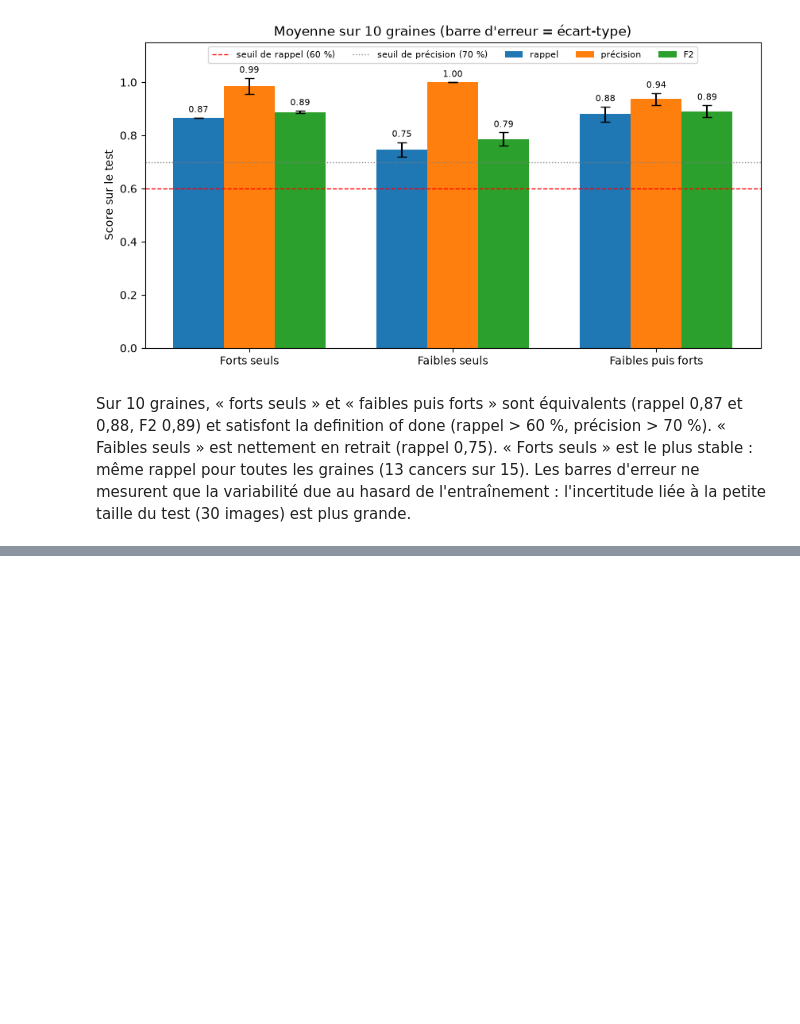
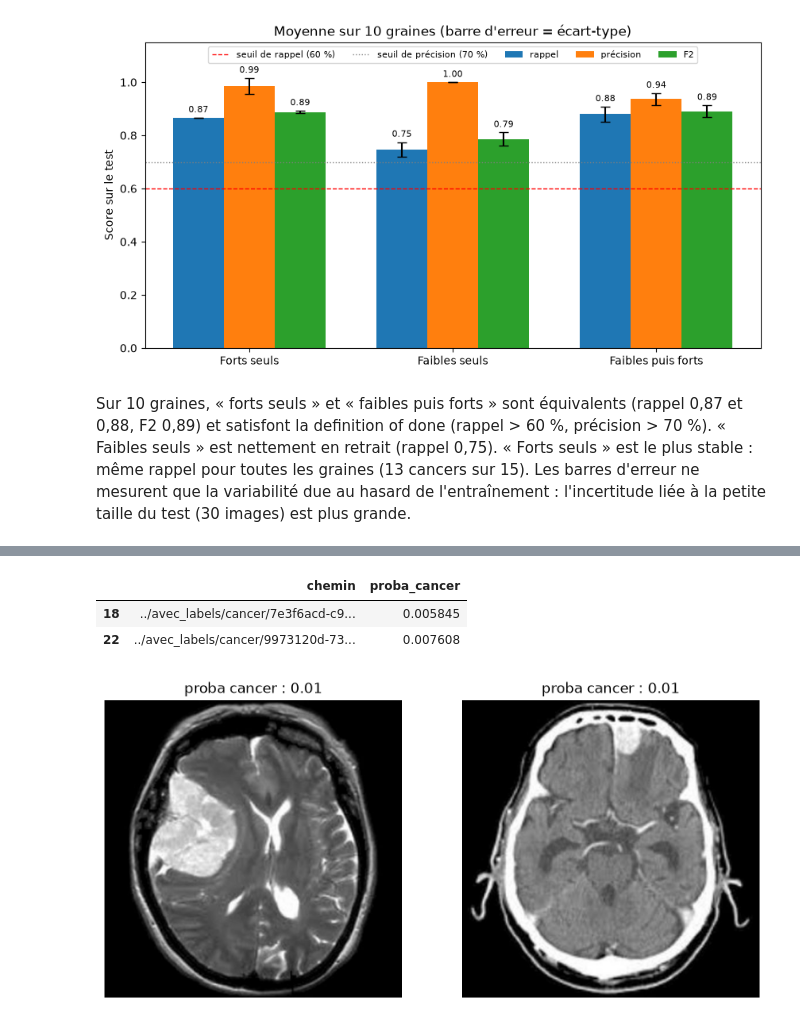
Before and after one commit to matthieudevivie/Projet-7---Labellisez-et-appliquez-des-approches-semi-supervisees-en-traitement-d-images, a Jupyter notebook: notebooks/04_semi_supervise.ipynb, the cells around one changed output, grey strips where cells are left out. Saved outputs shown, nothing was run; the diff lists cells and outputs as text; code cells hidden in the pictures; blank space fills up the shorter version.

Commit message:
Étape 4 : optimisation de la tête par validation croisée, test final et analyse des cancers ratés

```diff
--- a/notebooks/04_semi_supervise.ipynb
+++ b/notebooks/04_semi_supervise.ipynb
@@ -247,0 +554,14 @@ Sur 10 graines, « forts seuls » et « faibles puis forts » sont équivalents
+# %%
+# Configuration retenue par validation croisée
+LR, L2, CACHEE, DROPOUT = 1e-3, 1e-3, 256, 0.5
+EPOQUES = int(synthese.loc[(LR, L2, "256 + dropout 0.5"), "époques_méd"])
+print("Epochs retenues :", EPOQUES)
+
+# 10 graines, comme pour la baseline : on vérifie que le résultat ne dépend pas du hasard
+finale = []
+for graine in range(10):
+    tete = creer_tete(graine=graine, cachee=CACHEE, dropout=DROPOUT)
+    entrainer(tete, X_fort, y_fort, epoques=EPOQUES, lr=LR, graine=graine, weight_decay=L2)
+    finale.append({**evaluer(tete, "Forts seuls · tête optimisée"), "graine": graine})
+
+pd.DataFrame(finale)[["rappel", "précision", "F2"]].agg(["mean", "std"]).round(3)
@@ -247,0 +583,27 @@ Sur 10 graines, « forts seuls » et « faibles puis forts » sont équivalents
+# %%
+# Une tête optimisée (graine 0) : quelles probabilités donne-t-elle aux images du test ?
+tete = creer_tete(graine=0, cachee=CACHEE, dropout=DROPOUT)
+entrainer(tete, X_fort, y_fort, epoques=EPOQUES, lr=LR, graine=0, weight_decay=L2)
+tete.eval()
+with torch.no_grad():
+    scores = tete(torch.tensor(X_test, dtype=torch.float32))
+proba_cancer = torch.softmax(scores, dim=1)[:, 1].numpy()    # colonne 1 = probabilité « cancer »
+
+test_df = inventaire[masque_test].copy()                       # même ordre que X_test
+test_df["proba_cancer"] = proba_cancer
+rates = test_df[(test_df["label"] == "cancer") & (test_df["proba_cancer"] < 0.5)]
+display(rates[["chemin", "proba_cancer"]])
+
+from PIL import Image
+import matplotlib.pyplot as plt
+fig, axes = plt.subplots(1, len(rates), figsize=(5 * len(rates), 5))
+for ax, (_, ligne) in zip(np.atleast_1d(axes), rates.iterrows()):
+    ax.imshow(Image.open(ligne["chemin"]), cmap="gray")
+    ax.set_title(f"proba cancer : {ligne['proba_cancer']:.2f}")
+    ax.axis("off")
+plt.show()
+# %% [output]
+|  | chemin | proba_cancer |
+| 18 | ../avec_labels/cancer/7e3f6acd-c9... | 0.005845 |
+| 22 | ../avec_labels/cancer/9973120d-73... | 0.007608 |
+[figure, added]
```
Also changed, not shown: parts of 26 cells of this notebook.
